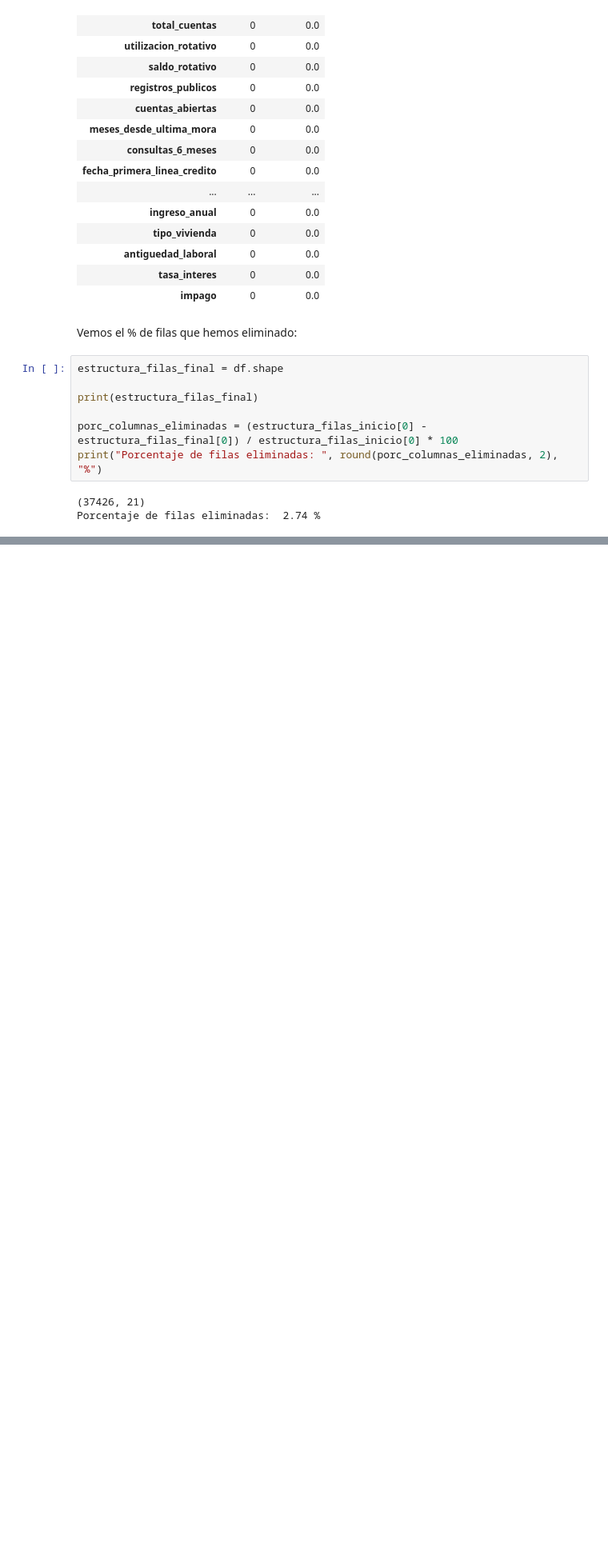
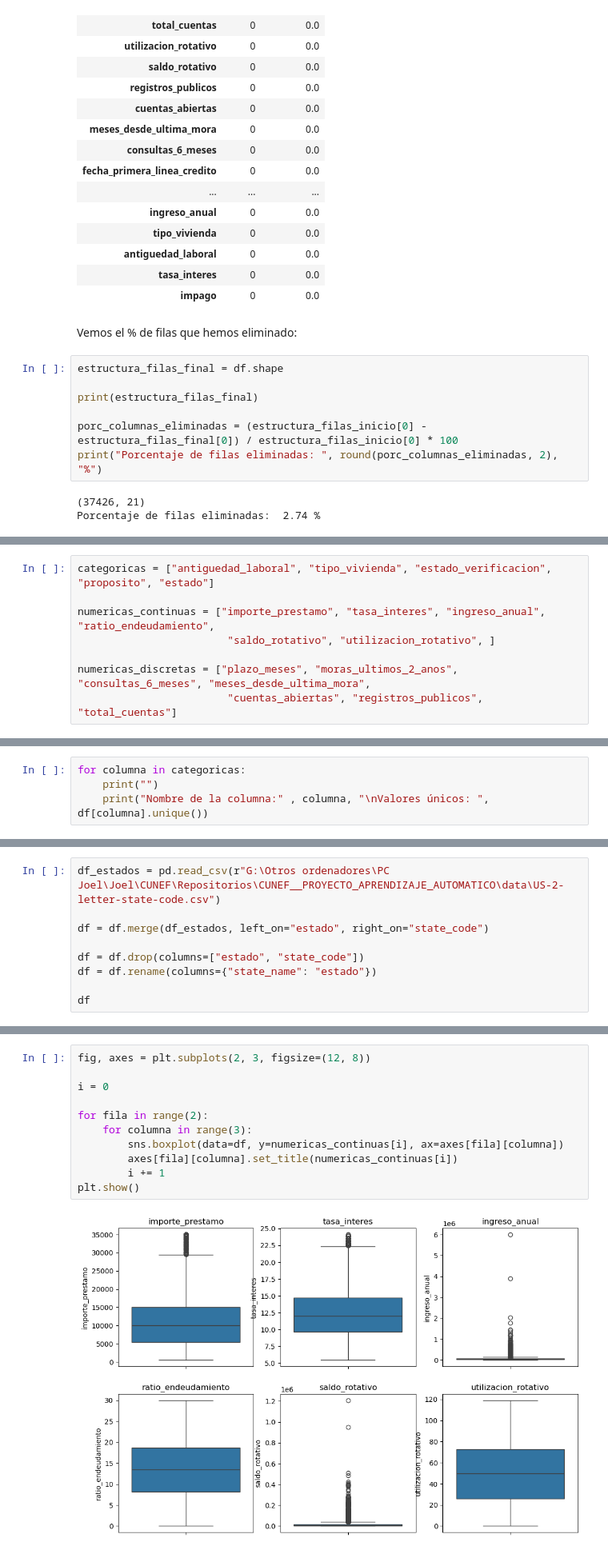
Before and after one commit to Jxweyy/CUNEF__PROYECTO_APRENDIZAJE_AUTOMATICO, a Jupyter notebook: 00_EDA.ipynb, the cells around one changed output, grey strips where cells are left out. Shown: that part at 80% size. Drawn from its saved outputs; the diff is of its cells as text; blank space fills up the shorter version.

```diff
--- a/00_EDA.ipynb
+++ b/00_EDA.ipynb
@@ -371,0 +394,8 @@ Porcentaje de filas eliminadas:  2.74 %
+# %%
+categoricas = ["antiguedad_laboral", "tipo_vivienda", "estado_verificacion", "proposito", "estado"]
+
+numericas_continuas = ["importe_prestamo", "tasa_interes", "ingreso_anual", "ratio_endeudamiento",
+                        "saldo_rotativo", "utilizacion_rotativo", ]
+
+numericas_discretas = ["plazo_meses", "moras_ultimos_2_anos", "consultas_6_meses", "meses_desde_ultima_mora",
+                        "cuentas_abiertas", "registros_publicos", "total_cuentas"]
@@ -371,0 +408,4 @@ Porcentaje de filas eliminadas:  2.74 %
+# %%
+for columna in categoricas:
+    print("")
+    print("Nombre de la columna:" , columna, "\nValores únicos: ", df[columna].unique())
@@ -371,0 +435,9 @@ Porcentaje de filas eliminadas:  2.74 %
+# %%
+df_estados = pd.read_csv(r"G:\Otros ordenadores\PC Joel\Joel\CUNEF\Repositorios\CUNEF__PROYECTO_APRENDIZAJE_AUTOMATICO\data\US-2-letter-state-code.csv")
+
+df = df.merge(df_estados, left_on="estado", right_on="state_code")
+
+df = df.drop(columns=["estado", "state_code"])
+df = df.rename(columns={"state_name": "estado"})
+
+df
@@ -371,0 +462,13 @@ Porcentaje de filas eliminadas:  2.74 %
+# %%
+fig, axes = plt.subplots(2, 3, figsize=(12, 8))
+
+i = 0
+
+for fila in range(2):
+    for columna in range(3):
+        sns.boxplot(data=df, y=numericas_continuas[i], ax=axes[fila][columna])
+        axes[fila][columna].set_title(numericas_continuas[i])
+        i += 1
+plt.show()
+# %% [output]
+[figure, added]
```
Also changed, not shown: parts of 8 cells of this notebook.
